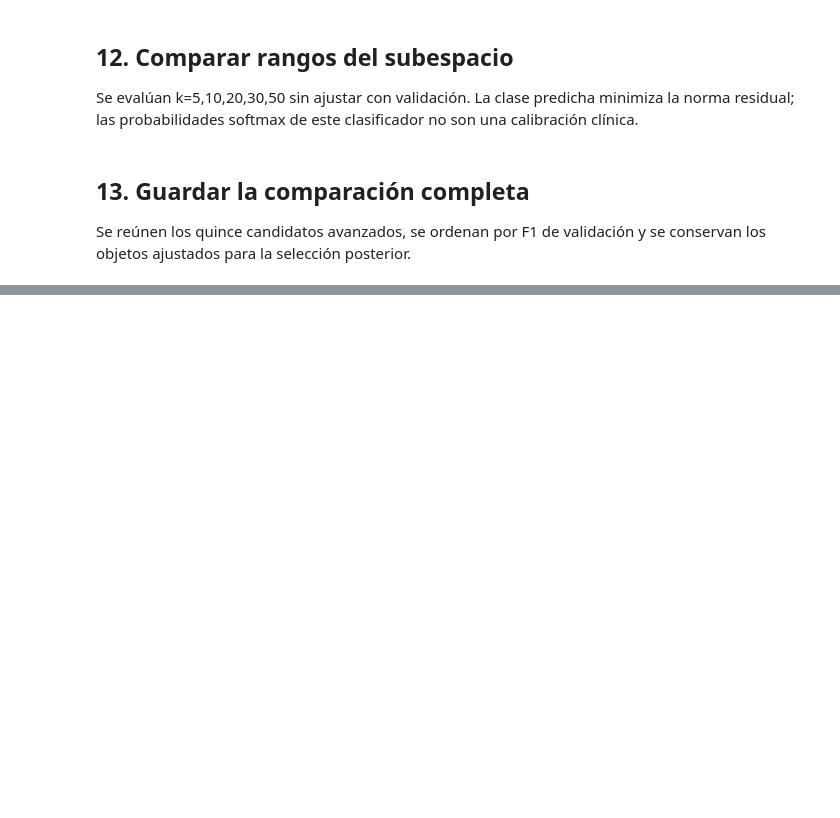
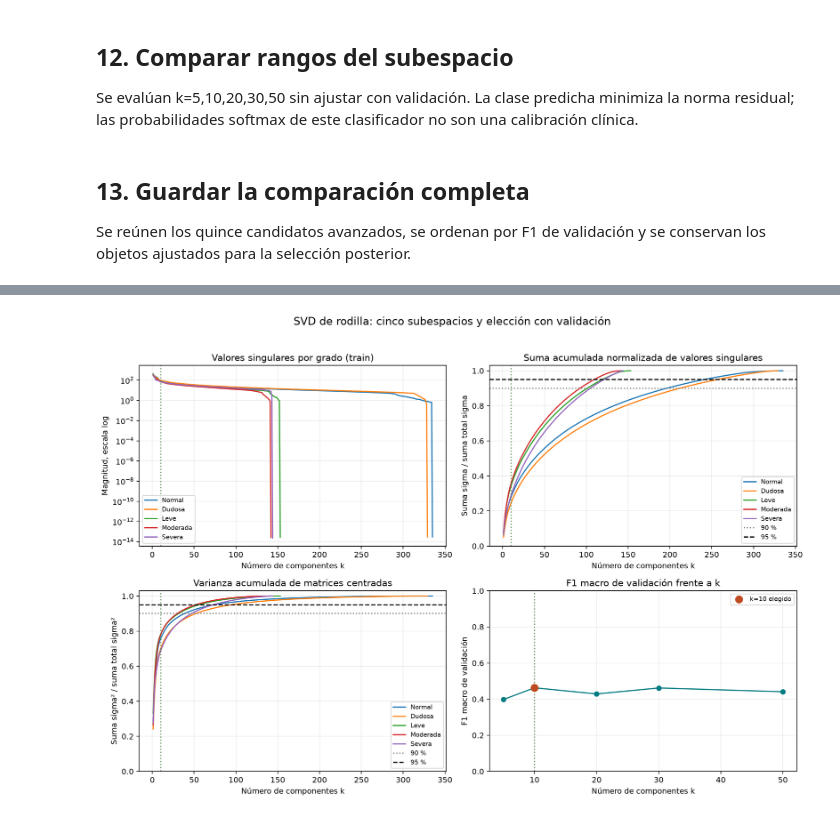
Before and after one commit to J-Palma/ML1_2026-2, a Jupyter notebook: TP_4/proyecto-rodilla/notebooks/04_Modelos_Avanzados.ipynb, the cells around one changed output, grey strips where cells are left out. Cells and saved outputs as stored; diff of their text form; code cells hidden in the pictures; blank space fills up the shorter version.

```diff
--- a/TP_4/proyecto-rodilla/notebooks/04_Modelos_Avanzados.ipynb
+++ b/TP_4/proyecto-rodilla/notebooks/04_Modelos_Avanzados.ipynb
@@ -389,0 +468,15 @@ display(table)
+# %%
+svd_validation = pd.read_json(REPORTS / "advanced_validation.json")
+svd_validation = svd_validation[svd_validation.family == "SVD"].sort_values(
+    "F1 Macro", ascending=False, kind="stable"
+)
+selected_k = int(svd_validation.iloc[0].Modelo.split("k=")[1])
+diagnostic_scaler, svd_classes, svd_summary = fit_svd_diagnostics(
+    a["X_train_flat"], a["y_train"], LABELS, selected_k
+)
+svd_summary.to_csv(REPORTS / "svd_diagnostics.csv", index=False)
+display(svd_validation[["Modelo", "F1 Macro", "Accuracy (%)"]])
+display(svd_summary)
+print(
+    "SVD elegido:", selected_k, "componentes. El modelo final sigue siendo SVM RBF C=1."
+)
@@ -389,0 +501,55 @@ display(table)
+# %%
+def plot_svd_selection(classes, labels, validation, selected_k):
+    """Show spectral diagnostics and the already evaluated validation sweep."""
+    fig, axes = plt.subplots(2, 2, figsize=(13, 9))
+    colors = plt.get_cmap("tab10").colors
+    for target, label in enumerate(labels):
+        data = classes[target]
+        k = np.arange(1, len(data["singular"]) + 1)
+        axes[0, 0].semilogy(
+            k, np.maximum(data["singular"], 1e-14), label=label, color=colors[target]
+        )
+        axes[0, 1].plot(k, data["linear"], label=label, color=colors[target])
+        axes[1, 0].plot(k, data["variance"], label=label, color=colors[target])
+    axes[0, 0].set_title("Valores singulares por grado (train)")
+    axes[0, 0].set_ylabel("Magnitud, escala log")
+    axes[0, 1].set_title("Suma acumulada normalizada de valores singulares")
+    axes[0, 1].set_ylabel("Suma sigma / suma total sigma")
+    axes[1, 0].set_title("Varianza acumulada de matrices centradas")
+    axes[1, 0].set_ylabel("Suma sigma² / suma total sigma²")
+    for ax in [axes[0, 1], axes[1, 0]]:
+        ax.axhline(0.90, color="gray", linestyle=":", label="90 %")
+        ax.axhline(0.95, color="black", linestyle="--", label="95 %")
+        ax.set_ylim(0, 1.03)
+    sweep = validation[validation.family == "SVD"].copy()
+    sweep["k"] = sweep.Modelo.str.extract(r"k=(\d+)").astype(int)
+    sweep = sweep.sort_values("k")
+    axes[1, 1].plot(sweep.k, sweep["F1 Macro"], "o-", color="#007c83")
+    chosen = sweep.loc[sweep.k == selected_k].iloc[0]
+    axes[1, 1].scatter(
+        [selected_k],
+        [chosen["F1 Macro"]],
+        s=85,
+        color="#c04a21",
+        zorder=5,
+        label=f"k={selected_k} elegido",
+    )
+    axes[1, 1].set_title("F1 macro de validación frente a k")
+    axes[1, 1].set_ylabel("F1 macro de validación")
+    axes[1, 1].set_ylim(0, 1)
+    for ax in axes.flat:
+        ax.axvline(selected_k, color="#437f3c", linestyle=":", alpha=0.8)
+        ax.set_xlabel("Número de componentes k")
+        ax.grid(alpha=0.25)
+        ax.legend(fontsize=8)
+    fig.suptitle(
+        "SVD de rodilla: cinco subespacios y elección con validación", fontsize=14
+    )
+    fig.tight_layout(rect=(0, 0, 1, 0.96))
+    return fig
+
+
+plot_svd_selection(svd_classes, LABELS, svd_validation, selected_k)
+figure("svd_seleccion_dimension.png")
+# %% [output]
+[figure, added]
```
Also changed, not shown: parts of 10 cells of this notebook, 25 other files.
